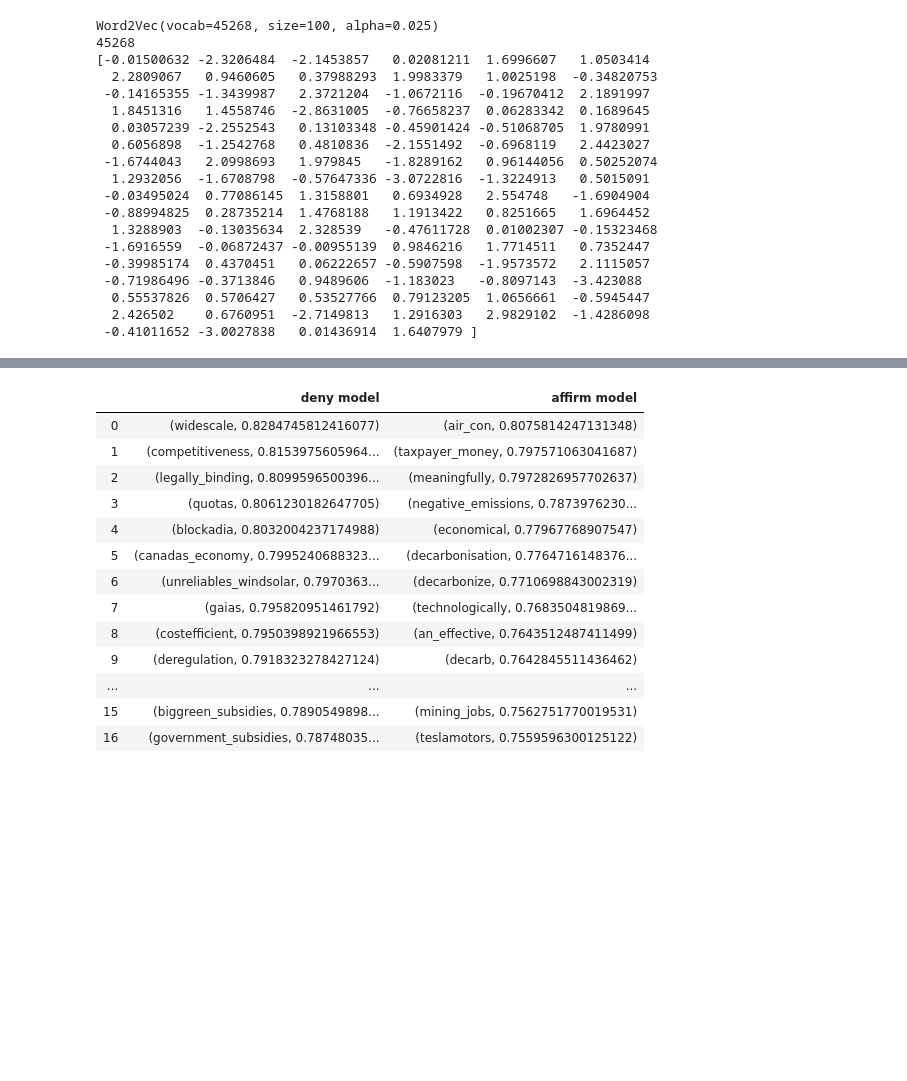
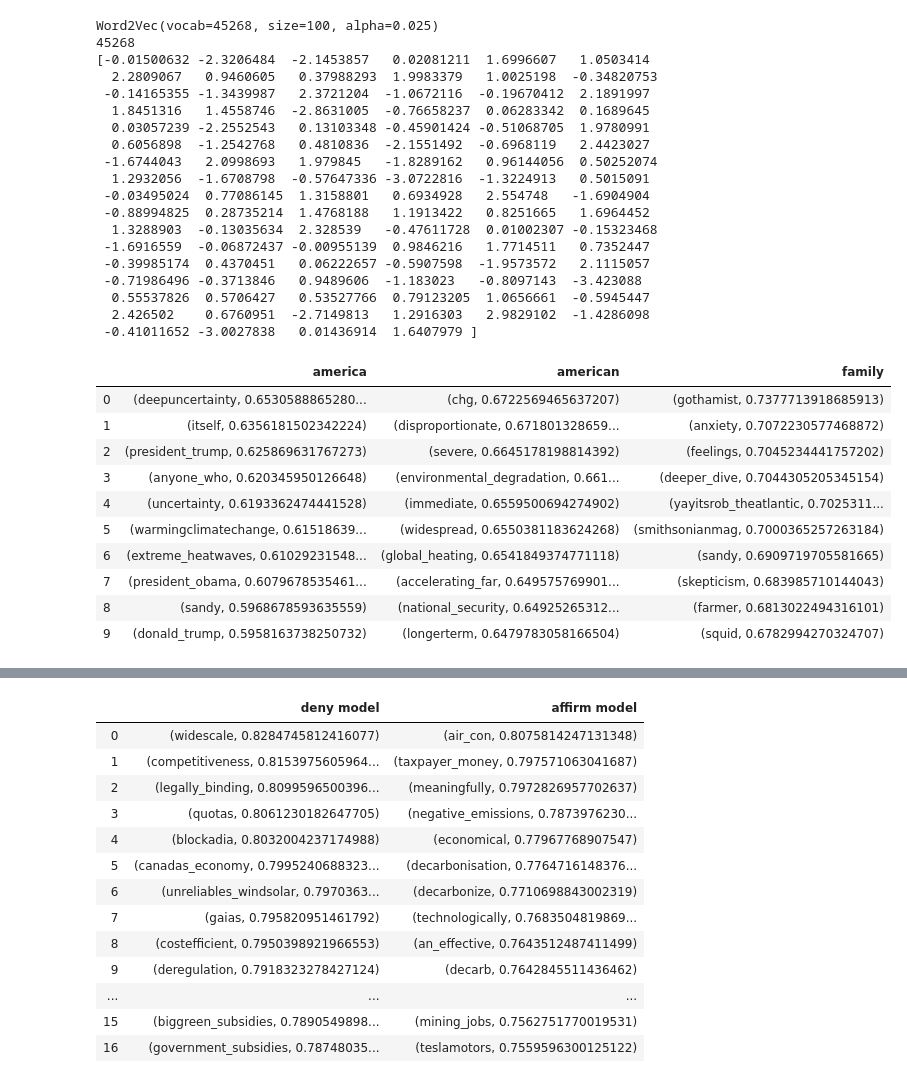
Before and after one commit to haroldw/cs229_reacclimate, a Jupyter notebook: tweet_classification/4_Classify_Tweets.ipynb, the cells around one changed output, grey strips where cells are left out. Drawn from its saved outputs; the diff is of its cells as text; code cells hidden in the pictures; blank space fills up the shorter version.

```diff
--- a/tweet_classification/4_Classify_Tweets.ipynb
+++ b/tweet_classification/4_Classify_Tweets.ipynb
@@ -330,3 +334,27 @@ words_to_lose_most_dire = ['climatechange','global_warming','globalwarming','cli
                            'capandtrade','environmental_justice','environmentaljustice',
                            'carbon_capture','carboncapture','carbon_sequestration'
                           ]
+# %%
+def get_neighbors(word,side,pos,neg=[]):
+    if side == 'pro':
+        mod = pro_model
+    else:
+        mod = anti_model
+    return mod.wv.most_similar(positive=[word]+pos,negative=neg)
+# %%
+def make_neighbors_df(word,side,pos,neg=[]):
+    return pd.DataFrame({p_word:get_neighbors(word,side,[p_word],neg) for p_word in pos})
+# %%
+make_neighbors_df('globalwarming','pro',pos=['america','american','family'])
+# %% [output]
+|  | america | american | family |
+| 0 | (deepuncertainty, 0.6530588865280... | (chg, 0.6722569465637207) | (gothamist, 0.7377713918685913) |
+| 1 | (itself, 0.6356181502342224) | (disproportionate, 0.671801328659... | (anxiety, 0.7072230577468872) |
+| 2 | (president_trump, 0.625869631767273) | (severe, 0.6645178198814392) | (feelings, 0.7045234441757202) |
+| 3 | (anyone_who, 0.620345950126648) | (environmental_degradation, 0.661... | (deeper_dive, 0.7044305205345154) |
+| 4 | (uncertainty, 0.6193362474441528) | (immediate, 0.6559500694274902) | (yayitsrob_theatlantic, 0.7025311... |
+| 5 | (warmingclimatechange, 0.61518639... | (widespread, 0.6550381183624268) | (smithsonianmag, 0.7000365257263184) |
+| 6 | (extreme_heatwaves, 0.61029231548... | (global_heating, 0.6541849374771118) | (sandy, 0.6909719705581665) |
+| 7 | (president_obama, 0.6079678535461... | (accelerating_far, 0.649575769901... | (skepticism, 0.683985710144043) |
+| 8 | (sandy, 0.5968678593635559) | (national_security, 0.64925265312... | (farmer, 0.6813022494316101) |
+| 9 | (donald_trump, 0.5958163738250732) | (longerterm, 0.6479783058166504) | (squid, 0.6782994270324707) |
```
Also changed, not shown: parts of 10 cells of this notebook.
